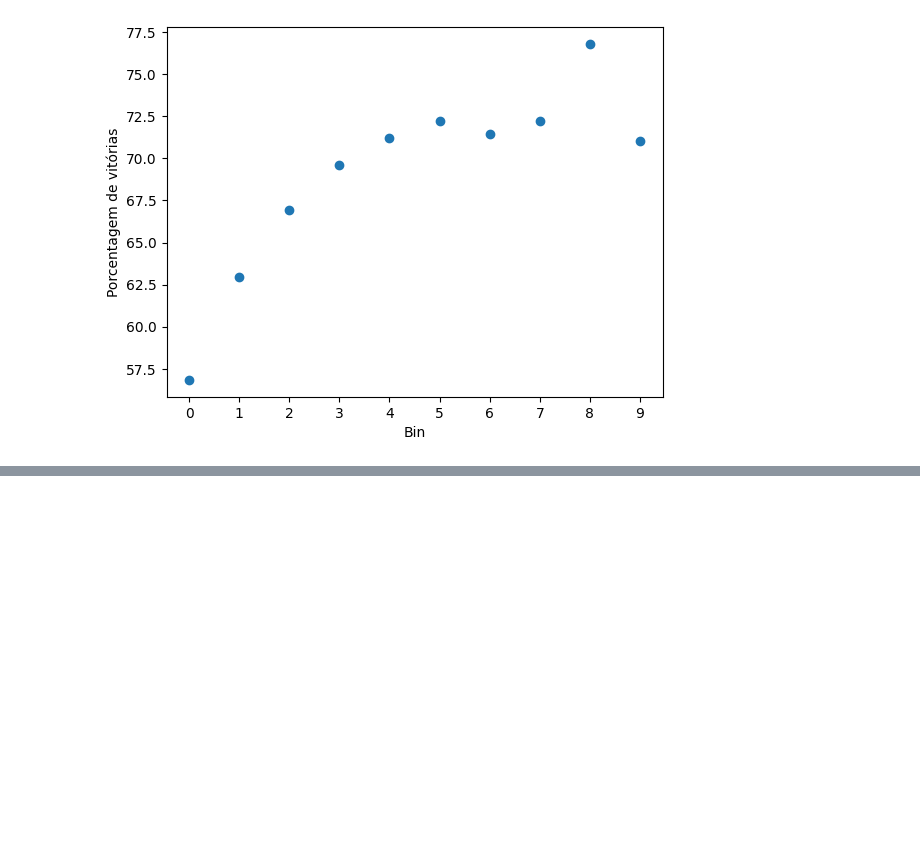
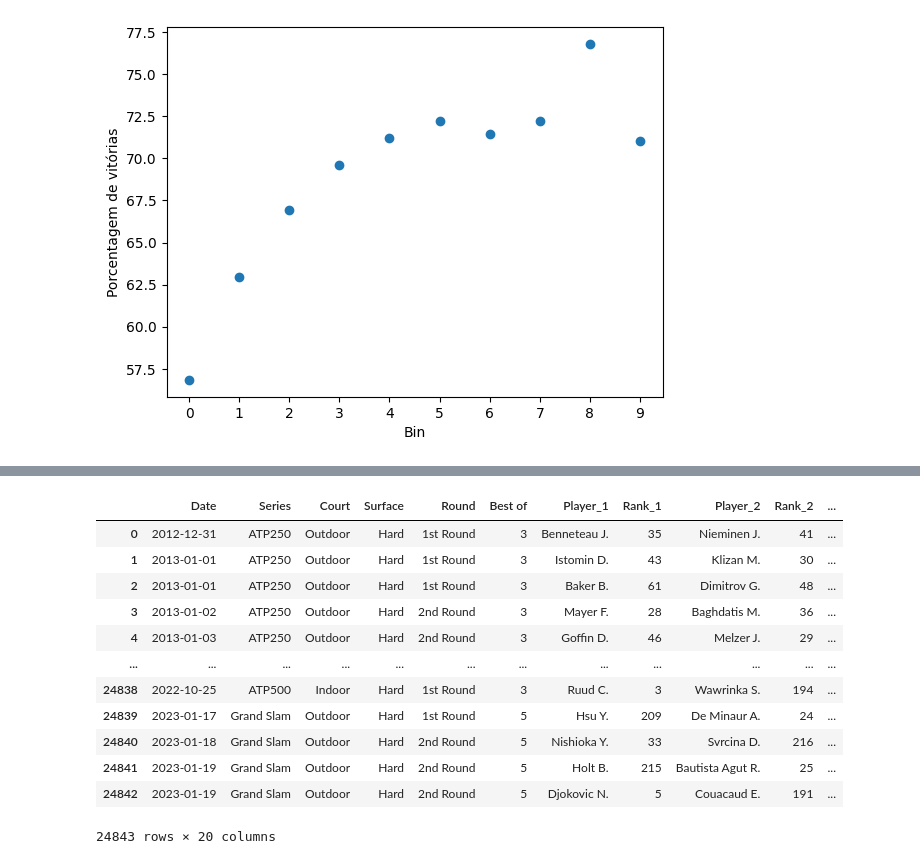
Before and after one commit to joaoalbertofs/atp_analysis, a Jupyter notebook: Analysis_v2.ipynb, the cells around one changed output, grey strips where cells are left out. Saved outputs shown, nothing was run; the diff lists cells and outputs as text; code cells hidden in the pictures; blank space fills up the shorter version.

```diff
--- a/Analysis_v2.ipynb
+++ b/Analysis_v2.ipynb
@@ -181,0 +171,8 @@ array(['1st Round', '2nd Round', 'Quarterfinals', 'Semifinals',
+# %%
+result.info()
+
+result['Date'] = pd.to_datetime(result['Date'])
+
+result = result.sort_values('Date')
+
+result['num_vitorias'] = result.groupby('winner')['winner'].rolling(5).apply(lambda x: x.sum() - x[-1]).reset_index(level=0, drop=True)
@@ -181,0 +266,16 @@ array(['1st Round', '2nd Round', 'Quarterfinals', 'Semifinals',
+# %%
+treated_result
+# %% [output]
+|  | Date | Series | Court | Surface | Round | Best of | Player_1 | Rank_1 | Player_2 | Rank_2 | ... |
+| 0 | 2012-12-31 | ATP250 | Outdoor | Hard | 1st Round | 3 | Benneteau J. | 35 | Nieminen J. | 41 | ... |
+| 1 | 2013-01-01 | ATP250 | Outdoor | Hard | 1st Round | 3 | Istomin D. | 43 | Klizan M. | 30 | ... |
+| 2 | 2013-01-01 | ATP250 | Outdoor | Hard | 1st Round | 3 | Baker B. | 61 | Dimitrov G. | 48 | ... |
+| 3 | 2013-01-02 | ATP250 | Outdoor | Hard | 2nd Round | 3 | Mayer F. | 28 | Baghdatis M. | 36 | ... |
+| 4 | 2013-01-03 | ATP250 | Outdoor | Hard | 2nd Round | 3 | Goffin D. | 46 | Melzer J. | 29 | ... |
+| ... | ... | ... | ... | ... | ... | ... | ... | ... | ... | ... | ... |
+| 24838 | 2022-10-25 | ATP500 | Indoor | Hard | 1st Round | 3 | Ruud C. | 3 | Wawrinka S. | 194 | ... |
+| 24839 | 2023-01-17 | Grand Slam | Outdoor | Hard | 1st Round | 5 | Hsu Y. | 209 | De Minaur A. | 24 | ... |
+| 24840 | 2023-01-18 | Grand Slam | Outdoor | Hard | 2nd Round | 5 | Nishioka Y. | 33 | Svrcina D. | 216 | ... |
+| 24841 | 2023-01-19 | Grand Slam | Outdoor | Hard | 2nd Round | 5 | Holt B. | 215 | Bautista Agut R. | 25 | ... |
+| 24842 | 2023-01-19 | Grand Slam | Outdoor | Hard | 2nd Round | 5 | Djokovic N. | 5 | Couacaud E. | 191 | ... |
+24843 rows × 20 columns
```
Also changed, not shown: parts of 9 cells of this notebook.
